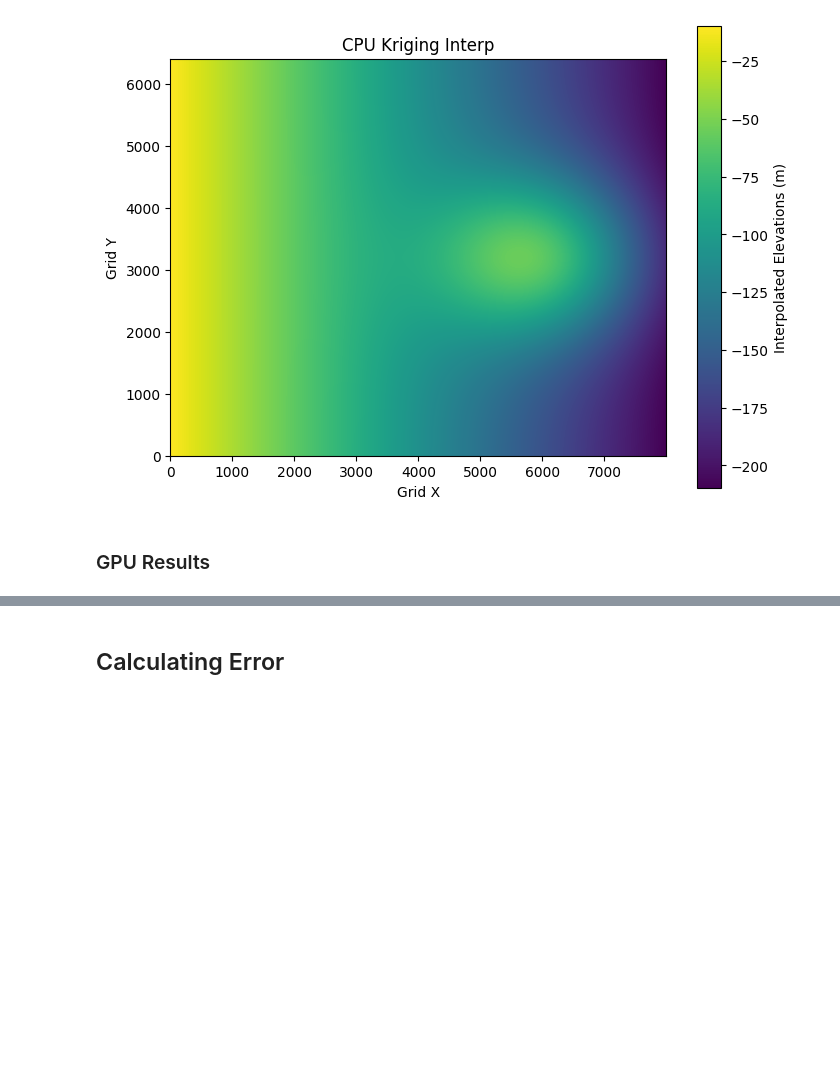
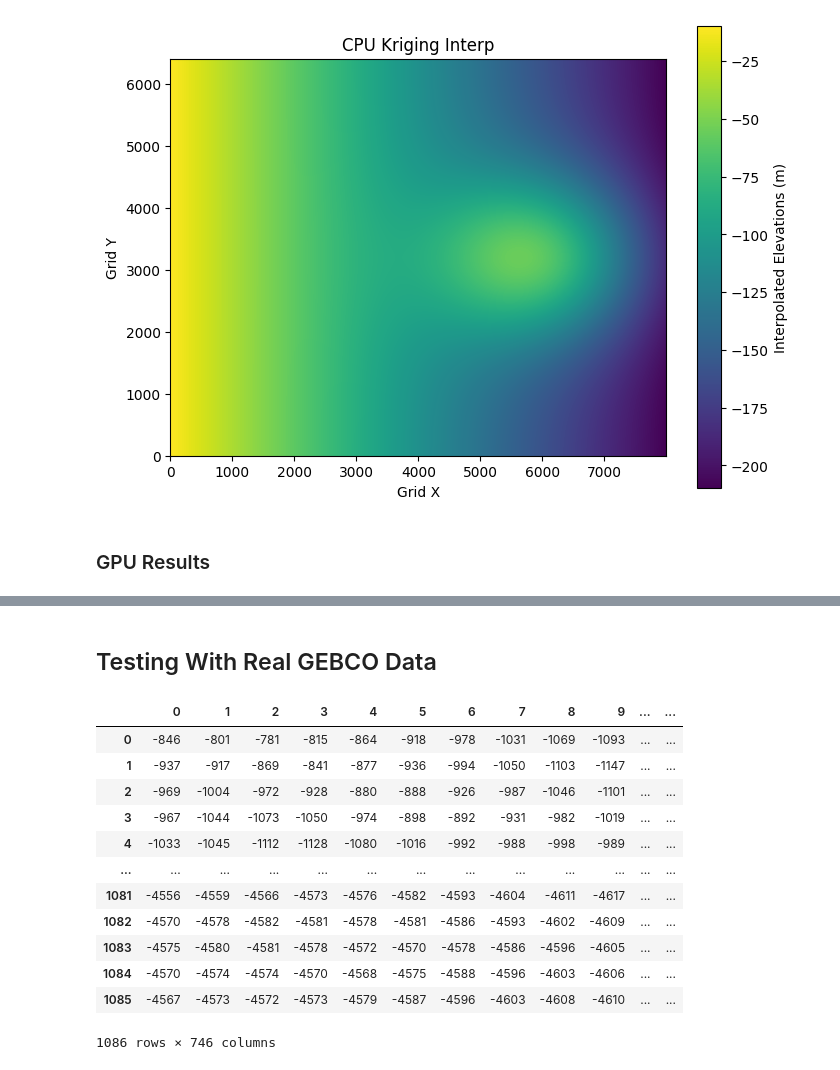
Before and after one commit to devsaxena974/AUV-Real-Time-Interpolation, a Jupyter notebook: code/test_cpu_gpu_results.ipynb, the cells around one changed output, grey strips where cells are left out. Drawn from its saved outputs; the diff is of its cells as text; code cells hidden in the pictures; blank space fills up the shorter version.

```diff
--- a/code/test_cpu_gpu_results.ipynb
+++ b/code/test_cpu_gpu_results.ipynb
@@ -249,4 +251,24 @@ gpu_kriging_df
 | 6398 | NaN | NaN | NaN | NaN | NaN | NaN | NaN | NaN | NaN | NaN | ... | ... |
 6399 rows × 7999 columns
 # %% [markdown]
-## Calculating Error
+## Testing With Real GEBCO Data
+# %%
+og = pd.read_csv('./original_data.csv', header=None)
+reduced = pd.read_csv('./reduced_data.csv', header=None)
+reference = pd.read_csv('./reference_missing.csv', header=None)
+# %%
+og
+# %% [output]
+|  | 0 | 1 | 2 | 3 | 4 | 5 | 6 | 7 | 8 | 9 | ... | ... |
+| 0 | -846 | -801 | -781 | -815 | -864 | -918 | -978 | -1031 | -1069 | -1093 | ... | ... |
+| 1 | -937 | -917 | -869 | -841 | -877 | -936 | -994 | -1050 | -1103 | -1147 | ... | ... |
+| 2 | -969 | -1004 | -972 | -928 | -880 | -888 | -926 | -987 | -1046 | -1101 | ... | ... |
+| 3 | -967 | -1044 | -1073 | -1050 | -974 | -898 | -892 | -931 | -982 | -1019 | ... | ... |
+| 4 | -1033 | -1045 | -1112 | -1128 | -1080 | -1016 | -992 | -988 | -998 | -989 | ... | ... |
+| ... | ... | ... | ... | ... | ... | ... | ... | ... | ... | ... | ... | ... |
+| 1081 | -4556 | -4559 | -4566 | -4573 | -4576 | -4582 | -4593 | -4604 | -4611 | -4617 | ... | ... |
+| 1082 | -4570 | -4578 | -4582 | -4581 | -4578 | -4581 | -4586 | -4593 | -4602 | -4609 | ... | ... |
+| 1083 | -4575 | -4580 | -4581 | -4578 | -4572 | -4570 | -4578 | -4586 | -4596 | -4605 | ... | ... |
+| 1084 | -4570 | -4574 | -4574 | -4570 | -4568 | -4575 | -4588 | -4596 | -4603 | -4606 | ... | ... |
+| 1085 | -4567 | -4573 | -4572 | -4573 | -4579 | -4587 | -4596 | -4603 | -4608 | -4610 | ... | ... |
+1086 rows × 746 columns
```
Also changed, not shown: parts of 5 cells of this notebook, 10 other files.
